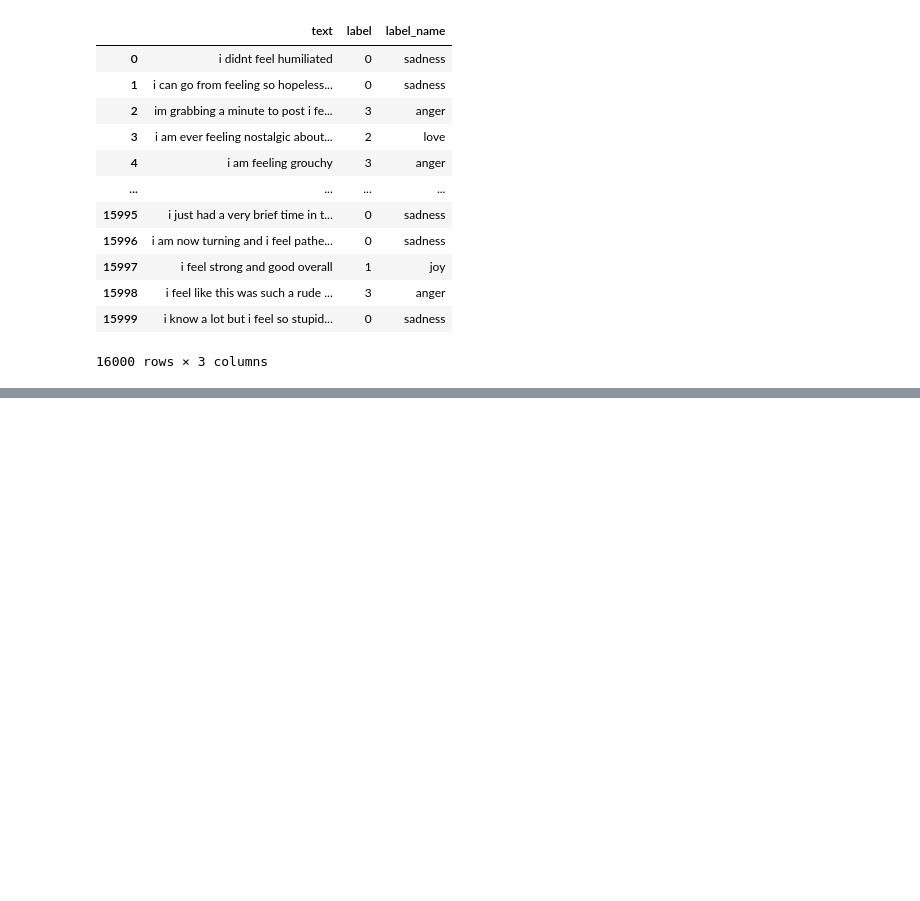
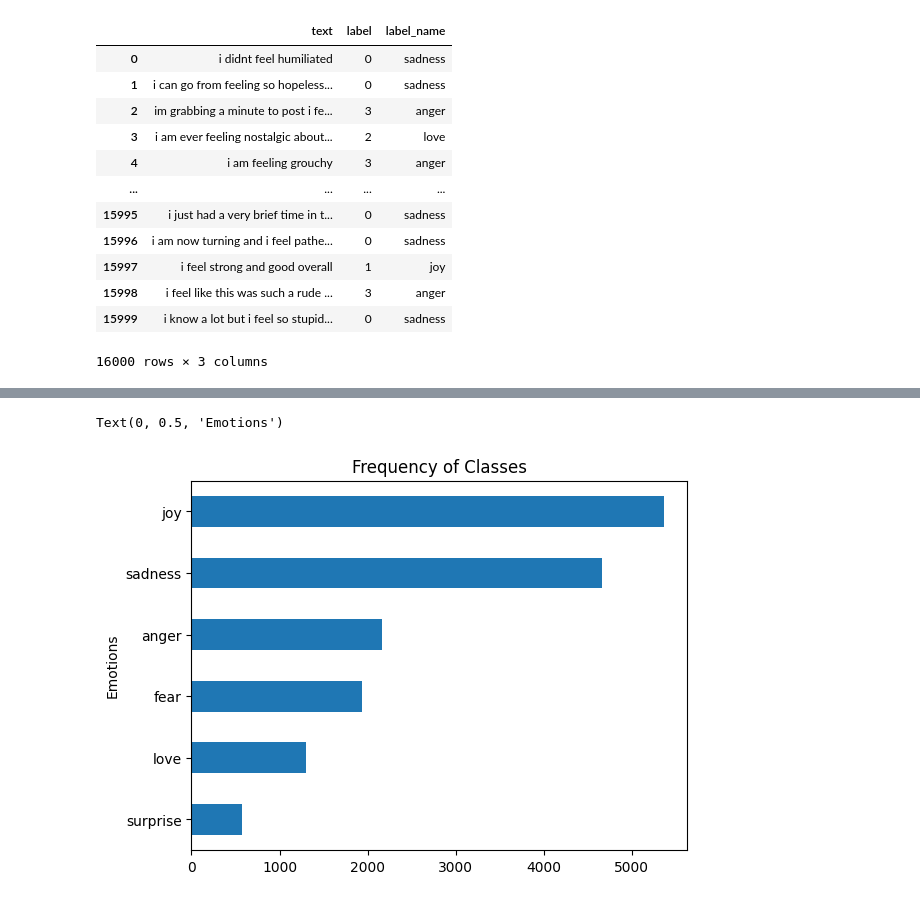
Before and after one commit to tahahamdii/bert-finetunig, a Jupyter notebook: bert.ipynb, the cells around one changed output, grey strips where cells are left out. Drawn from its saved outputs; the diff is of its cells as text; code cells hidden in the pictures; blank space fills up the shorter version.

```diff
--- a/bert.ipynb
+++ b/bert.ipynb
@@ -59,0 +115,8 @@ df
+# %%
+label_counts = df['label_name'].value_counts(ascending=True)
+label_counts.plot.barh()
+plt.title('Frequency of Classes')
+plt.ylabel('Emotions')
+# %% [output]
+Text(0, 0.5, 'Emotions')
+[figure, added]
```
Also changed, not shown: parts of 6 cells of this notebook.
